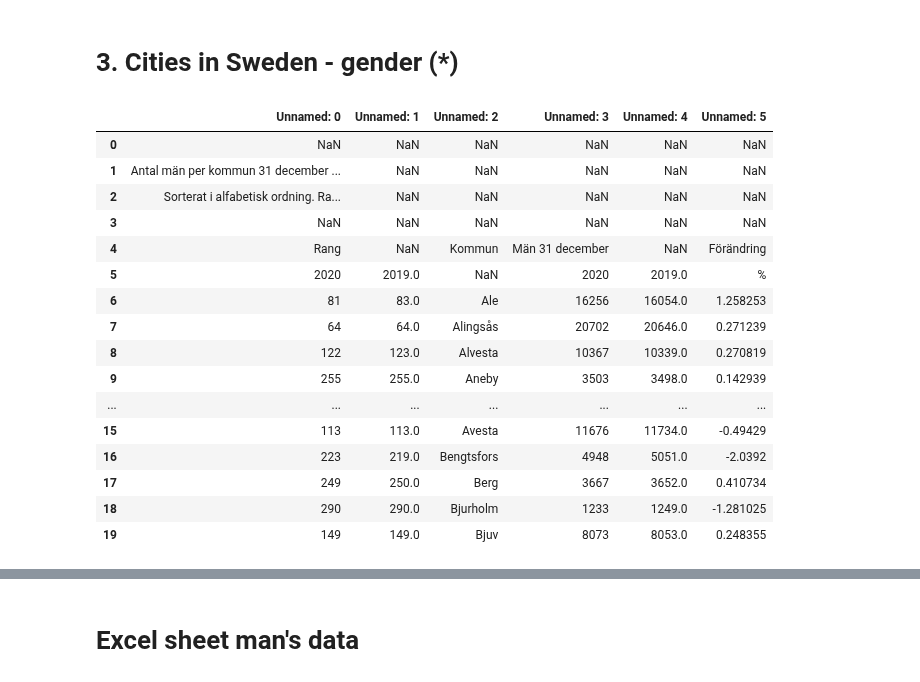
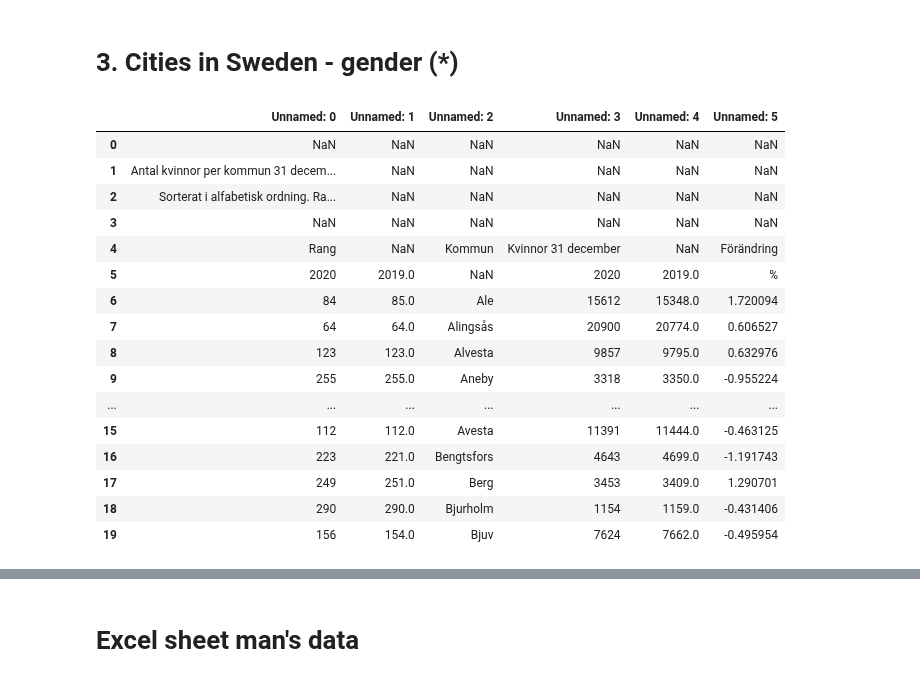
Before and after one commit to xjohansson/Databehandling_Xiu, a Jupyter notebook: Exercise/Exercise0_pandas basic.ipynb, the cells around one changed output, grey strips where cells are left out. Drawn from its saved outputs; the diff is of its cells as text; code cells hidden in the pictures.

```diff
--- a/Exercise/Exercise0_pandas basic.ipynb
+++ b/Exercise/Exercise0_pandas basic.ipynb
@@ -235,24 +158,23 @@ import matplotlib.pyplot as plt
 # %%
 import pandas as pd
 
-df_woman = pd.read_excel("./komtopp50_2020.xlsx",sheet_name=2)#打开第3个Excel
-
+df_woman = pd.read_excel("../datasource/komtopp50_2020.xlsx", sheet_name=2) # 打开第3个Excel
 df_woman.head(20)
 # %% [output]
 |  | Unnamed: 0 | Unnamed: 1 | Unnamed: 2 | Unnamed: 3 | Unnamed: 4 | Unnamed: 5 |
 | 0 | NaN | NaN | NaN | NaN | NaN | NaN |
-| 1 | Antal män per kommun 31 december ... | NaN | NaN | NaN | NaN | NaN |
+| 1 | Antal kvinnor per kommun 31 decem... | NaN | NaN | NaN | NaN | NaN |
 | 2 | Sorterat i alfabetisk ordning. Ra... | NaN | NaN | NaN | NaN | NaN |
 | 3 | NaN | NaN | NaN | NaN | NaN | NaN |
-| 4 | Rang | NaN | Kommun | Män 31 december | NaN | Förändring |
+| 4 | Rang | NaN | Kommun | Kvinnor 31 december | NaN | Förändring |
 | 5 | 2020 | 2019.0 | NaN | 2020 | 2019.0 | % |
-| 6 | 81 | 83.0 | Ale | 16256 | 16054.0 | 1.258253 |
-| 7 | 64 | 64.0 | Alingsås | 20702 | 20646.0 | 0.271239 |
-| 8 | 122 | 123.0 | Alvesta | 10367 | 10339.0 | 0.270819 |
-| 9 | 255 | 255.0 | Aneby | 3503 | 3498.0 | 0.142939 |
+| 6 | 84 | 85.0 | Ale | 15612 | 15348.0 | 1.720094 |
+| 7 | 64 | 64.0 | Alingsås | 20900 | 20774.0 | 0.606527 |
+| 8 | 123 | 123.0 | Alvesta | 9857 | 9795.0 | 0.632976 |
+| 9 | 255 | 255.0 | Aneby | 3318 | 3350.0 | -0.955224 |
 | ... | ... | ... | ... | ... | ... | ... |
-| 15 | 113 | 113.0 | Avesta | 11676 | 11734.0 | -0.49429 |
-| 16 | 223 | 219.0 | Bengtsfors | 4948 | 5051.0 | -2.0392 |
-| 17 | 249 | 250.0 | Berg | 3667 | 3652.0 | 0.410734 |
-| 18 | 290 | 290.0 | Bjurholm | 1233 | 1249.0 | -1.281025 |
-| 19 | 149 | 149.0 | Bjuv | 8073 | 8053.0 | 0.248355 |
+| 15 | 112 | 112.0 | Avesta | 11391 | 11444.0 | -0.463125 |
+| 16 | 223 | 221.0 | Bengtsfors | 4643 | 4699.0 | -1.191743 |
+| 17 | 249 | 251.0 | Berg | 3453 | 3409.0 | 1.290701 |
+| 18 | 290 | 290.0 | Bjurholm | 1154 | 1159.0 | -0.431406 |
+| 19 | 156 | 154.0 | Bjuv | 7624 | 7662.0 | -0.495954 |
```
Also changed, not shown: parts of 37 cells of this notebook, 2 other files.
